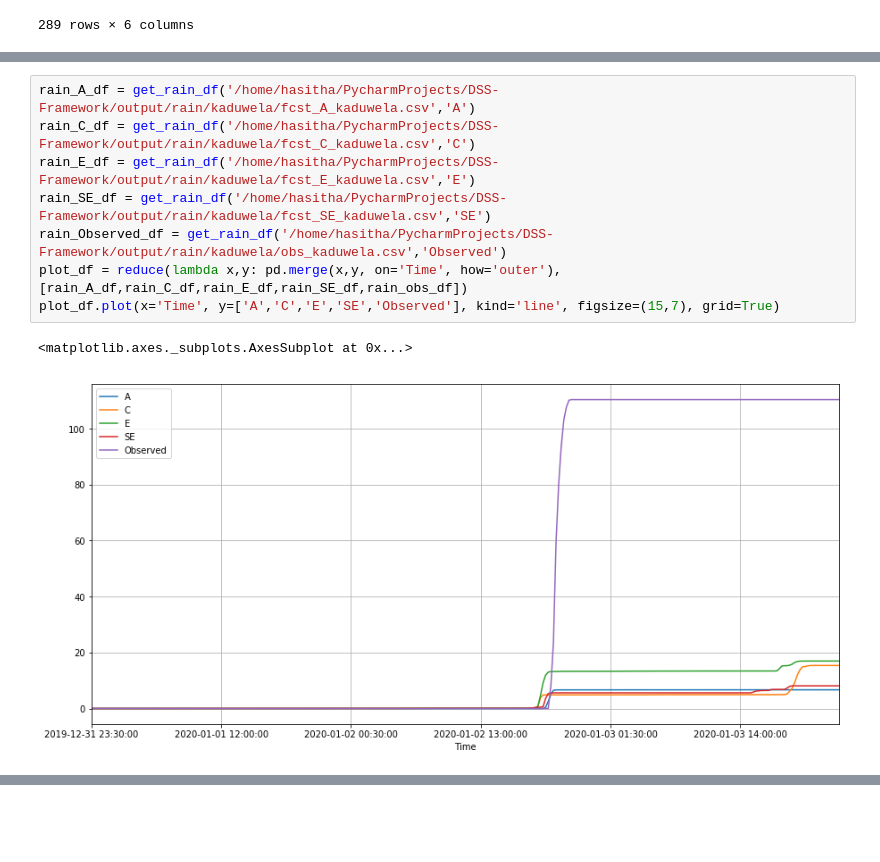
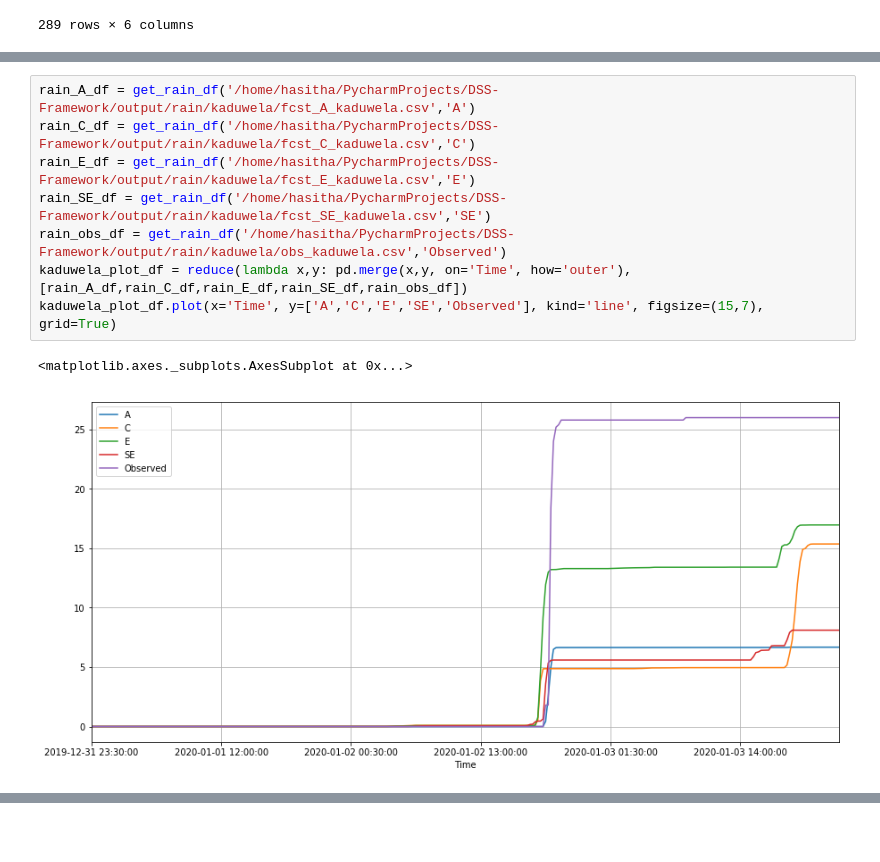
Before and after one commit to CUrW-SL/DSS-Framework, a Jupyter notebook: jupyter_notebooks/wrf_accuracy.ipynb, the cells around one changed output, grey strips where cells are left out. Cells and saved outputs as stored; diff of their text form.

```diff
--- a/jupyter_notebooks/wrf_accuracy.ipynb
+++ b/jupyter_notebooks/wrf_accuracy.ipynb
@@ -387,14 +330,14 @@ plot_df.plot(x='Time', y=['A','C','E','SE','Observed'], kind='line', figsize=(15
 # %%
 rain_A_df = get_rain_df('/home/hasitha/PycharmProjects/DSS-Framework/output/rain/kaduwela/fcst_A_kaduwela.csv','A')
 rain_C_df = get_rain_df('/home/hasitha/PycharmProjects/DSS-Framework/output/rain/kaduwela/fcst_C_kaduwela.csv','C')
 rain_E_df = get_rain_df('/home/hasitha/PycharmProjects/DSS-Framework/output/rain/kaduwela/fcst_E_kaduwela.csv','E')
 rain_SE_df = get_rain_df('/home/hasitha/PycharmProjects/DSS-Framework/output/rain/kaduwela/fcst_SE_kaduwela.csv','SE')
-rain_Observed_df = get_rain_df('/home/hasitha/PycharmProjects/DSS-Framework/output/rain/kaduwela/obs_kaduwela.csv','Observed')
-plot_df = reduce(lambda x,y: pd.merge(x,y, on='Time', how='outer'), [rain_A_df,rain_C_df,rain_E_df,rain_SE_df,rain_obs_df])
-plot_df.plot(x='Time', y=['A','C','E','SE','Observed'], kind='line', figsize=(15,7), grid=True)
+rain_obs_df = get_rain_df('/home/hasitha/PycharmProjects/DSS-Framework/output/rain/kaduwela/obs_kaduwela.csv','Observed')
+kaduwela_plot_df = reduce(lambda x,y: pd.merge(x,y, on='Time', how='outer'), [rain_A_df,rain_C_df,rain_E_df,rain_SE_df,rain_obs_df])
+kaduwela_plot_df.plot(x='Time', y=['A','C','E','SE','Observed'], kind='line', figsize=(15,7), grid=True)
 # %% [output]
 <matplotlib.axes._subplots.AxesSubplot at 0x...>
-[figure, old version]
+[figure, new version]
 # %%
 rain_A_df = get_rain_df('/home/hasitha/PycharmProjects/DSS-Framework/output/rain/gonawala/fcst_A_gonawala.csv','A')
 rain_C_df = get_rain_df('/home/hasitha/PycharmProjects/DSS-Framework/output/rain/gonawala/fcst_C_gonawala.csv','C')
```
Also changed, not shown: parts of 10 cells of this notebook, 3 other files.
